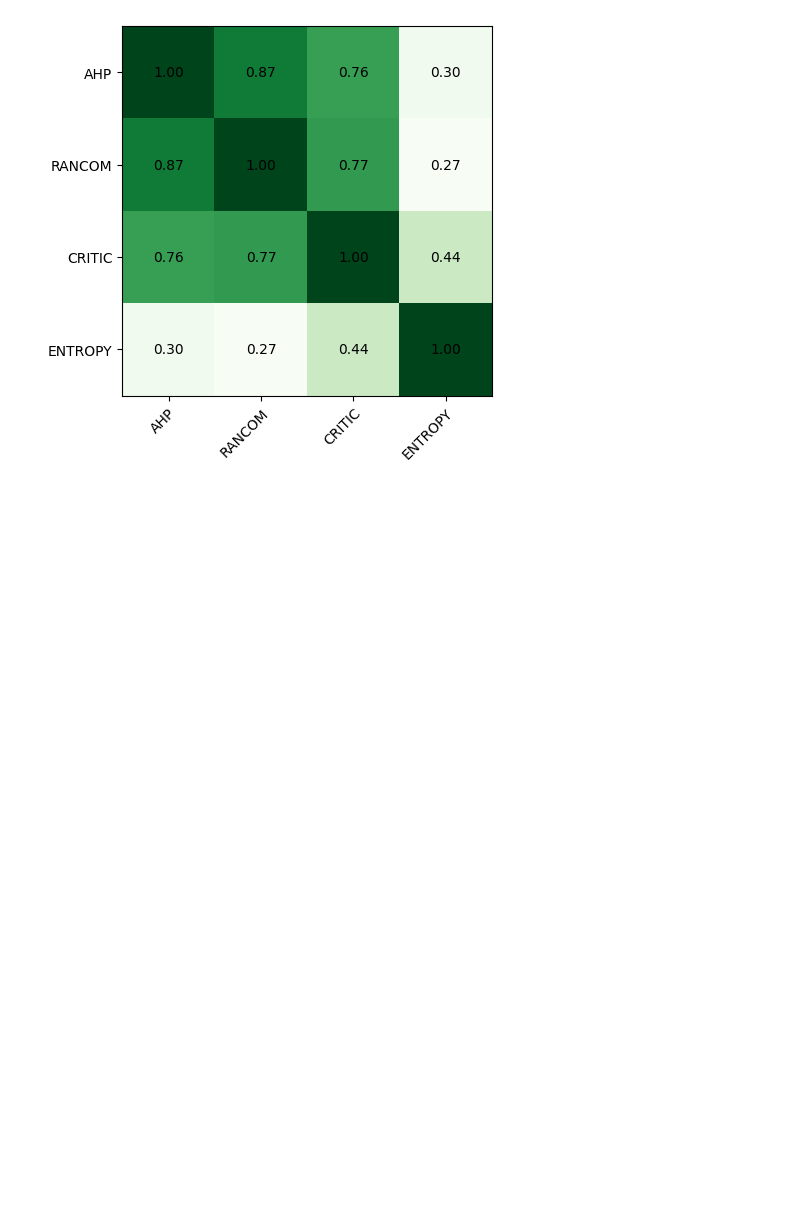
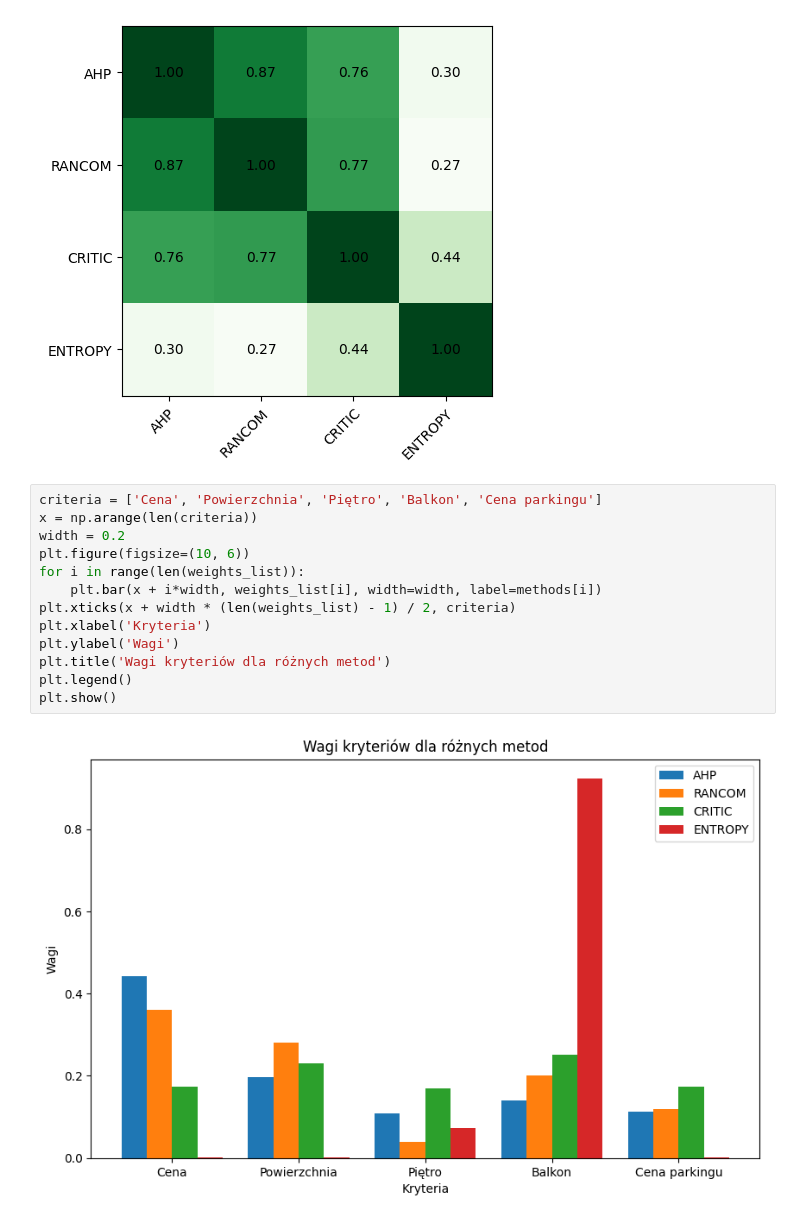
Before and after one commit to filipossowski/python.intro, a Jupyter notebook: ISWD/Lab_3.ipynb, the cells around one changed output. Cells and saved outputs as stored; diff of their text form; blank space fills up the shorter version.

```diff
--- a/ISWD/Lab_3.ipynb
+++ b/ISWD/Lab_3.ipynb
@@ -102,3 +103,18 @@ Macierz podobieństw WSC:
  [0.30017757 0.27397587 0.44251793 1.        ]]
 <Axes: >
 [figure]
+# %%
+criteria = ['Cena', 'Powierzchnia', 'Piętro', 'Balkon', 'Cena parkingu']
+x = np.arange(len(criteria))
+width = 0.2
+plt.figure(figsize=(10, 6))
+for i in range(len(weights_list)):
+    plt.bar(x + i*width, weights_list[i], width=width, label=methods[i])
+plt.xticks(x + width * (len(weights_list) - 1) / 2, criteria)
+plt.xlabel('Kryteria')
+plt.ylabel('Wagi')
+plt.title('Wagi kryteriów dla różnych metod')
+plt.legend()
+plt.show()
+# %% [output]
+[figure, added]
```
Also changed, not shown: parts of 6 cells of this notebook, 1 other file.
